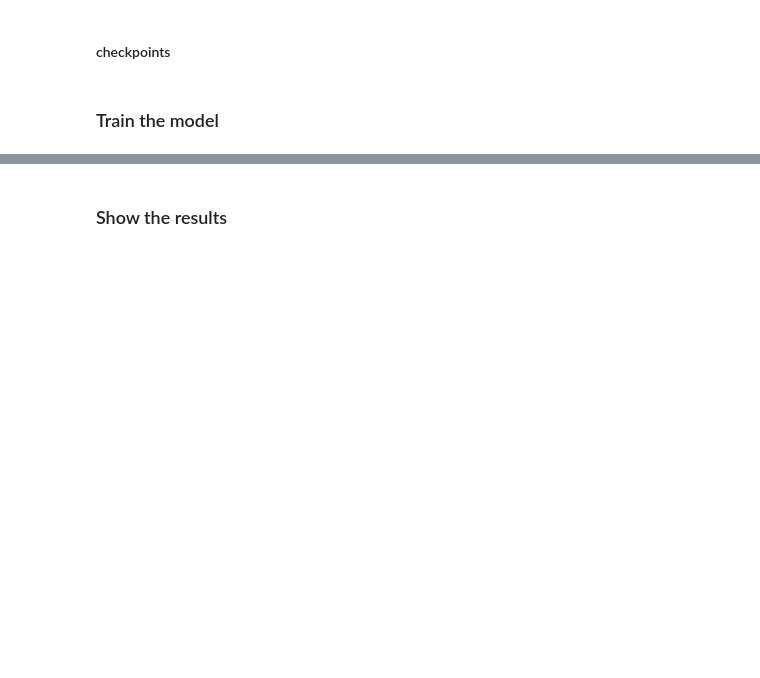
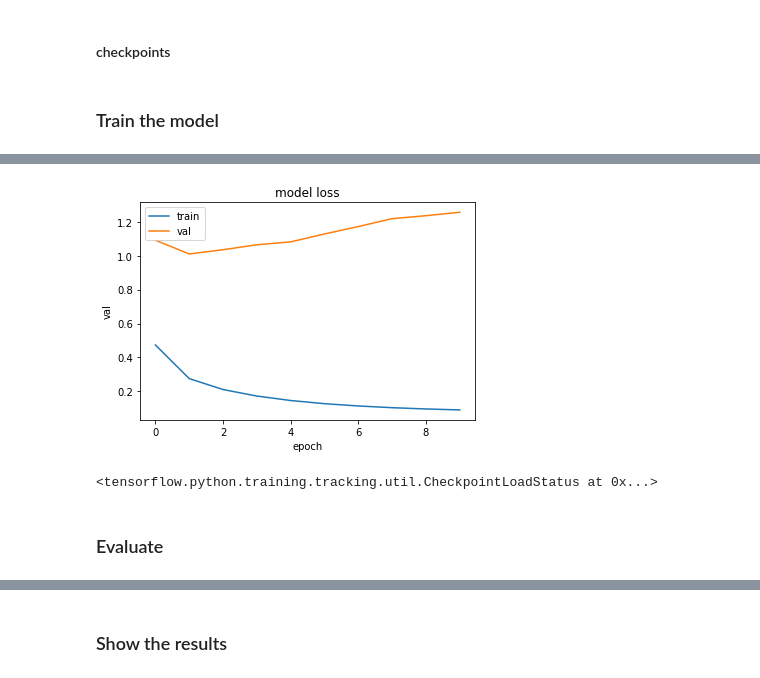
Before and after one commit to vseloved/prj-nlp-2020, a Jupyter notebook: students/DimaSakovich/12-nlg/notebook.ipynb, the cells around one changed output, grey strips where cells are left out. Saved outputs shown, nothing was run; the diff lists cells and outputs as text; code cells hidden in the pictures; blank space fills up the shorter version.

```diff
--- a/students/DimaSakovich/12-nlg/notebook.ipynb
+++ b/students/DimaSakovich/12-nlg/notebook.ipynb
@@ -57,7 +57,11 @@ import tensorflow as tf
 from tqdm import tqdm
 # %%
 def preprocess_sentence(x):
-    x = "<start> " + x.strip().lower() + " <end>"
+    x = x.strip().lower()
+    if not x.startswith('<start>'):
+        x = "<start> " + x
+    if not x.endswith("<end>"):
+        x = x + " <end>"
     return x
 # %%
 zf = zipfile.ZipFile(DATA_PATH)
@@ -389,6 +396,7 @@ def val_step(inp, out, enc_hidden):
     return batch_loss
 # %%
 n_epochs = 10
+history = {}
 
 for epoch in range(1, n_epochs+1):
     start_time = time.time()
@@ -398,20 +406,24 @@ for epoch in range(1, n_epochs+1):
     total_val_loss = 0
 
     print(f"Epoch {epoch}/{n_epochs}")
+
     for (batch, (inp, targ)) in enumerate(train_dataset.take(steps_per_epoch)):
         batch_loss = train_step(inp, targ, enc_hidden)
         total_loss += batch_loss
 
-    for (batch, (inp, targ)) in enumerate(dev_dataset.take(steps_per_epoch)):
+    for (batch, (inp, targ)) in enumerate(test_dataset.take(steps_per_epoch)):
         batch_loss = val_step(inp, targ, enc_hidden)
         total_val_loss += batch_loss
 
-    print('loss: {loss:.4f}\tval_Loss: {val_loss:.4f}\texec_time: {exec_time:.2f} seconds\n'.format(
-            loss=total_loss / steps_per_epoch,
-            val_loss=total_val_loss / steps_per_epoch,
-            exec_time=time.time() - start_time))
+    print('loss: {loss:.4f}\tval_loss: {val_loss:.4f}\texec_time: {exec_time:.2f} seconds\n'.format(
+            loss = total_loss / steps_per_epoch,
+            val_loss = total_val_loss / steps_per_epoch_val,
+            exec_time = time.time() - start_time))
 
-    # saving (checkpoint) the model every 2 epochs
+    history['train'] = history.get('train', []) + [total_loss.numpy() / steps_per_epoch]
+    history['val'] = history.get('val', []) + [total_val_loss.numpy() / steps_per_epoch_val]
+
+#     saving (checkpoint) the model every 2 epochs
     if (epoch + 1) % 2 == 0:
         checkpoint.save(file_prefix = checkpoint_prefix)
 # %% [output]
@@ -423,0 +447,17 @@ loss: 0.9384    val_Loss: 0.1864        exec_time: 20.54 seconds
+# %%
+plt.plot(history['train'])
+plt.plot(history['val'])
+plt.title('model loss')
+plt.ylabel('val')
+plt.xlabel('epoch')
+plt.legend(['train', 'val'], loc='upper left')
+plt.show()
+# %% [output]
+[figure, added]
+# %%
+# restoring the latest checkpoint in checkpoint_dir
+checkpoint.restore(tf.train.latest_checkpoint(checkpoint_dir))
+# %% [output]
+<tensorflow.python.training.tracking.util.CheckpointLoadStatus at 0x...>
+# %% [markdown]
+### Evaluate
```
Also changed, not shown: parts of 21 cells of this notebook.
